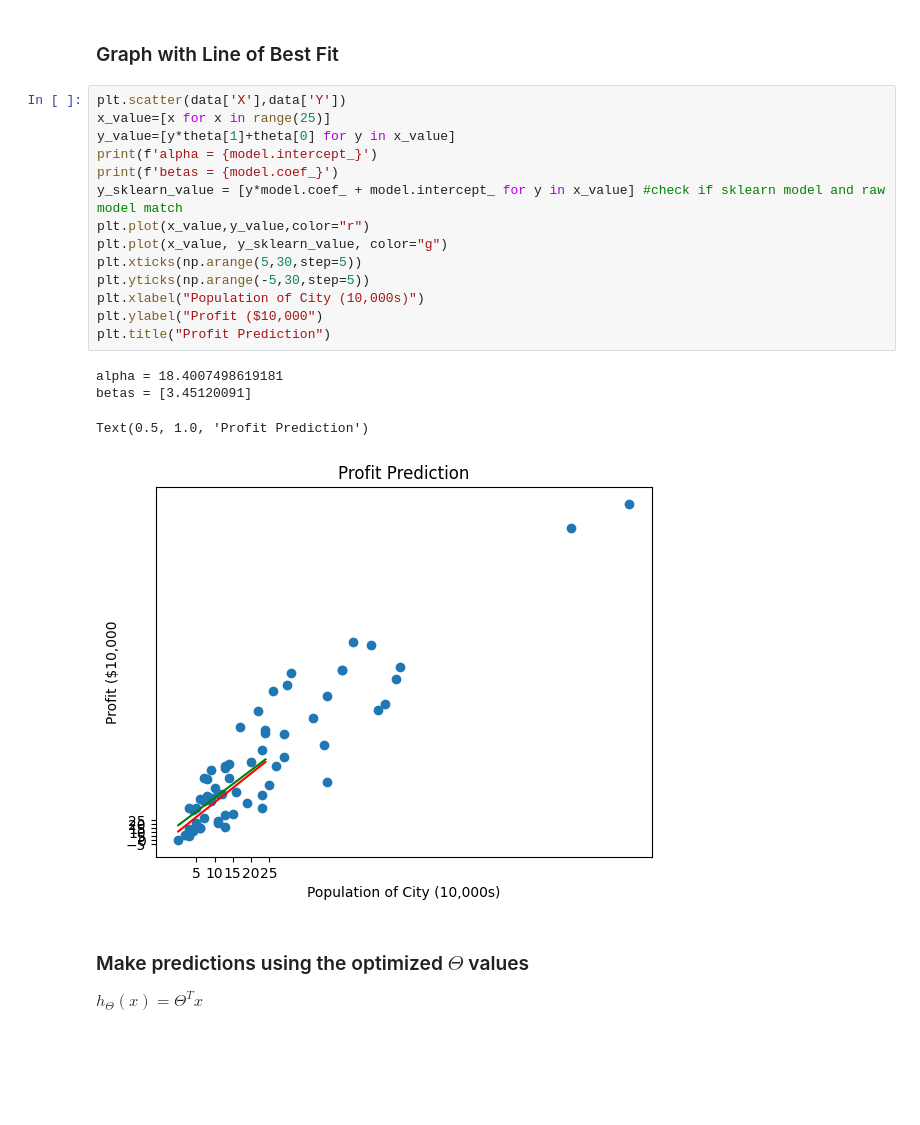
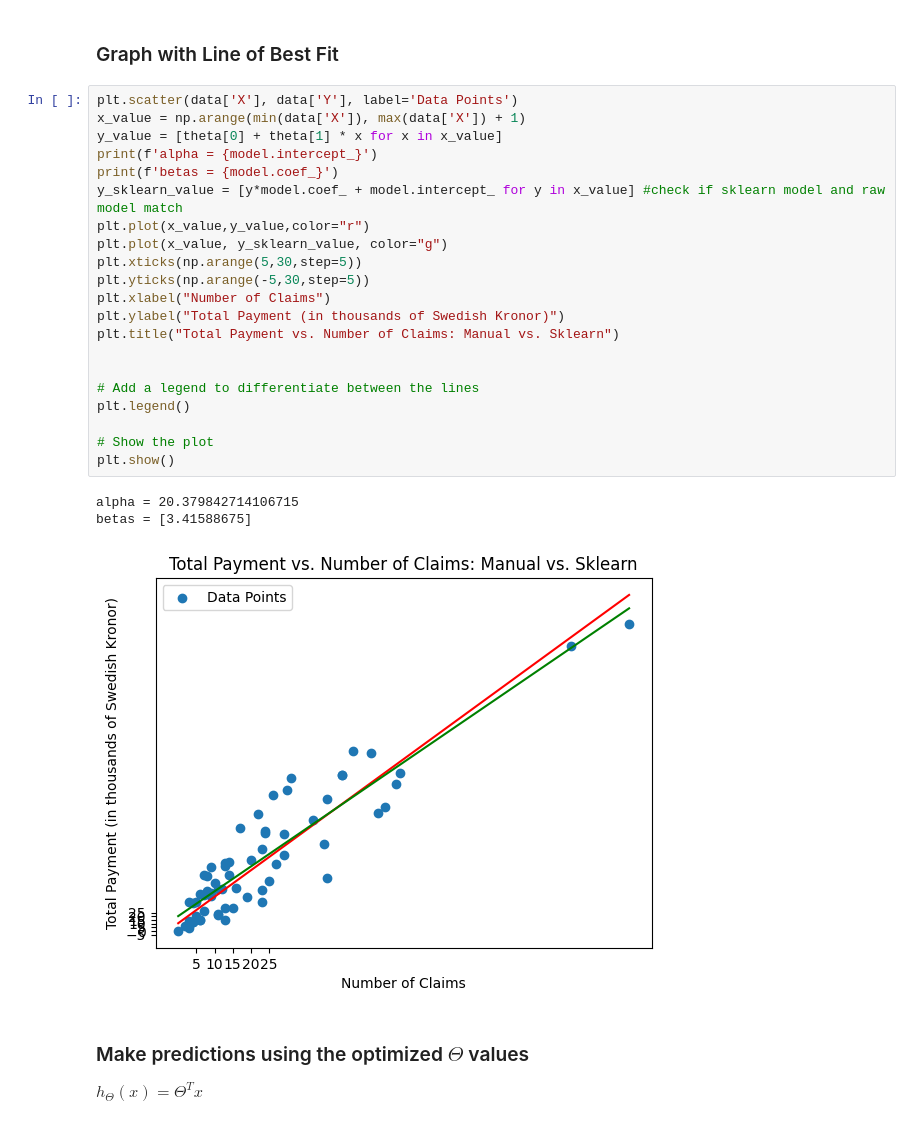
Before and after one commit to ElahehBeheshti/Python-exercise, a Jupyter notebook: Regression.AutoInsurance.ipynb, the cells around one changed output. Drawn from its saved outputs; the diff is of its cells as text; blank space fills up the shorter version.

```diff
--- a/Regression.AutoInsurance.ipynb
+++ b/Regression.AutoInsurance.ipynb
@@ -359,24 +369,30 @@ Text(0.5, 1.0, 'Cost function using Gradient Descent')
 # %% [markdown]
 ### Graph with Line of Best Fit
 # %%
-plt.scatter(data['X'],data['Y'])
-x_value=[x for x in range(25)]
-y_value=[y*theta[1]+theta[0] for y in x_value]
+plt.scatter(data['X'], data['Y'], label='Data Points')
+x_value = np.arange(min(data['X']), max(data['X']) + 1)
+y_value = [theta[0] + theta[1] * x for x in x_value]
 print(f'alpha = {model.intercept_}')
 print(f'betas = {model.coef_}')
 y_sklearn_value = [y*model.coef_ + model.intercept_ for y in x_value] #check if sklearn model and raw model match
 plt.plot(x_value,y_value,color="r")
 plt.plot(x_value, y_sklearn_value, color="g")
 plt.xticks(np.arange(5,30,step=5))
 plt.yticks(np.arange(-5,30,step=5))
-plt.xlabel("Population of City (10,000s)")
-plt.ylabel("Profit ($10,000")
-plt.title("Profit Prediction")
+plt.xlabel("Number of Claims")
+plt.ylabel("Total Payment (in thousands of Swedish Kronor)")
+plt.title("Total Payment vs. Number of Claims: Manual vs. Sklearn")
+
+
+# Add a legend to differentiate between the lines
+plt.legend()
+
+# Show the plot
+plt.show()
 # %% [output]
-alpha = 18.4007498619181
-betas = [3.45120091]
+alpha = 20.379842714106715
+betas = [3.41588675]
-Text(0.5, 1.0, 'Profit Prediction')
-[figure, old version]
+[figure, new version]
 # %% [markdown]
 ### Make predictions using the optimized $\Theta$ values
 
```
Also changed, not shown: parts of 17 cells of this notebook, 1 other file.
